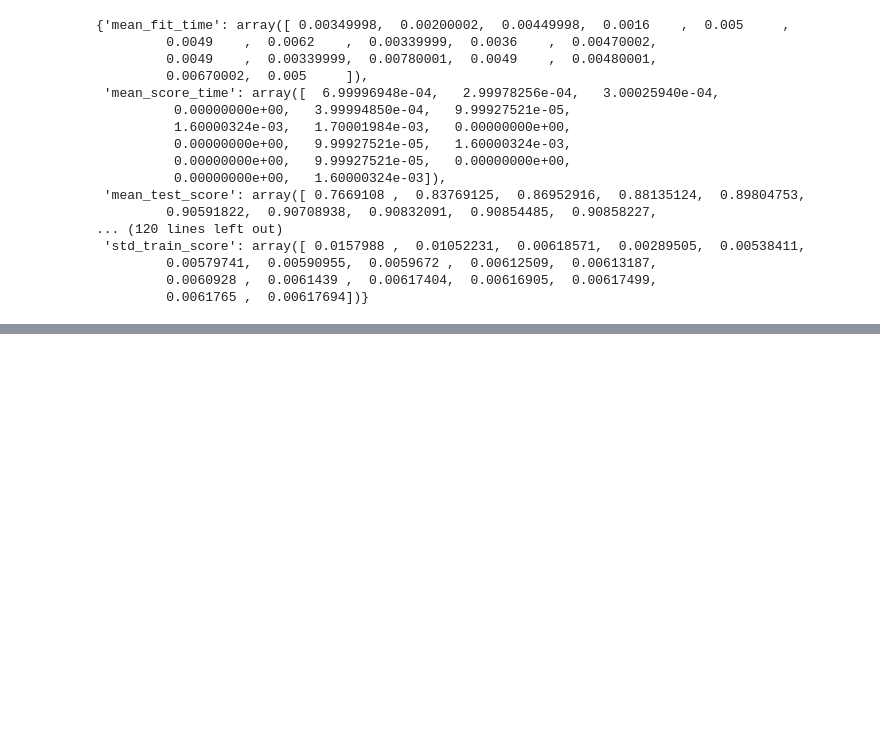
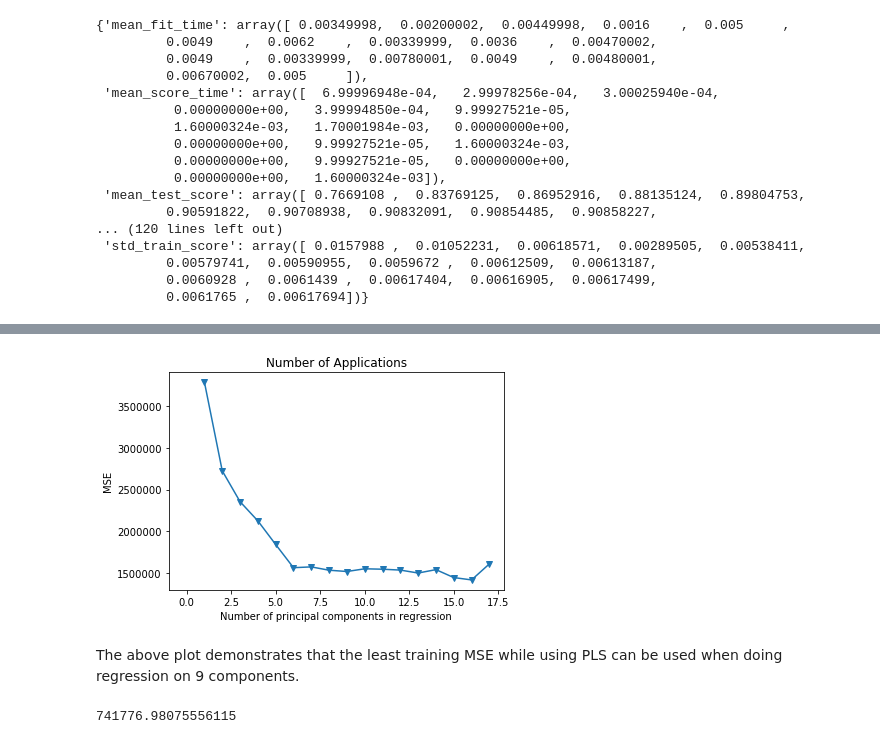
Before and after one commit to carolineeeyao/DSLAB, a Jupyter notebook: Lab6/Lab6.ipynb, the cells around one changed output, grey strips where cells are left out. Cells and saved outputs as stored; diff of their text form; code cells hidden in the pictures; blank space fills up the shorter version.

```diff
--- a/Lab6/Lab6.ipynb
+++ b/Lab6/Lab6.ipynb
@@ -154,0 +366,30 @@ gscv.cv_results_
+# %%
+n = len(X_train)
+
+# 10-fold CV, with shuffle
+kf_10 = KFold(n_splits=10, shuffle=True)
+
+mse = []
+
+for i in np.arange(1, 18):
+    pls = PLSRegression(n_components=i)
+    score = -1*cross_val_score(pls, scale(X_train), y_train, cv=kf_10, scoring='neg_mean_squared_error').mean()
+    mse.append(score)
+
+plt.plot(np.arange(1, 18), np.array(mse), '-v')
+plt.xlabel('Number of principal components in regression')
+plt.ylabel('MSE')
+plt.title('Number of Applications')
+plt.xlim(xmin=-1)
+plt.show()
+# %% [output]
+[figure, added]
+# %% [markdown]
+The above plot demonstrates that the least training MSE while using PLS can be used when doing regression on 9 components.
+# %%
+pls = PLSRegression(n_components=9)
+pls.fit(scale(X_train), y_train)
+
+mean_squared_error(y_test, pls.predict(scale(X_test)))
+# %% [output]
+741776.98075556115
```
Also changed, not shown: parts of 27 cells of this notebook.
